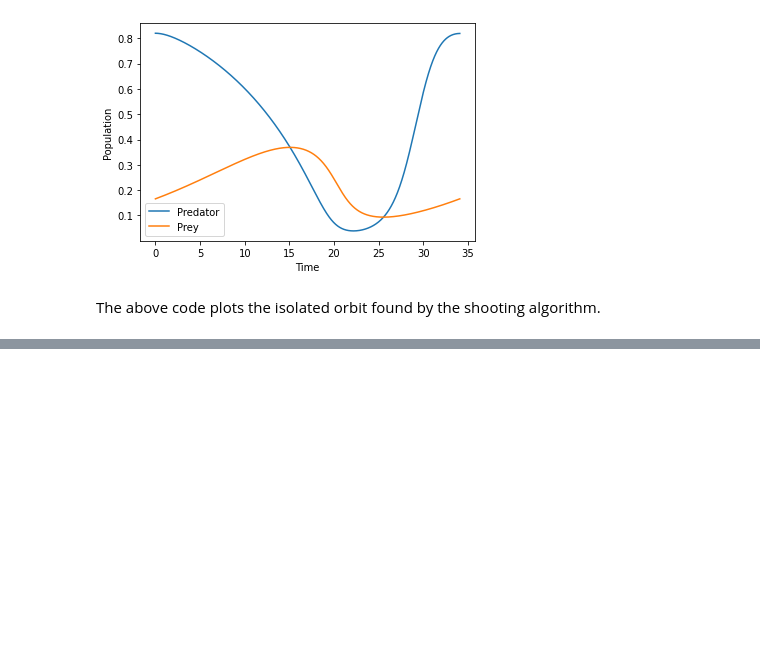
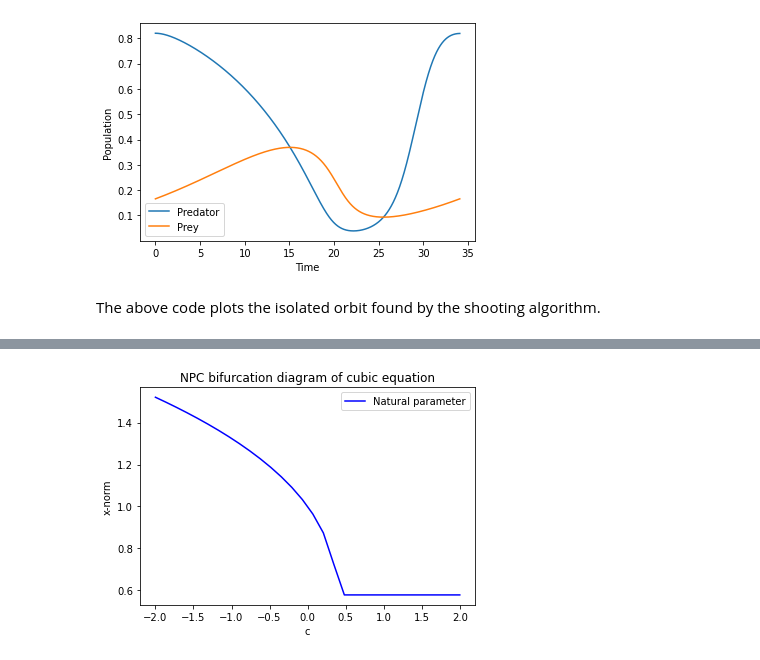
Before and after one commit to joesouber/EMAT30008, a Jupyter notebook: report.ipynb, the cells around one changed output, grey strips where cells are left out. Saved outputs shown, nothing was run; the diff lists cells and outputs as text; code cells hidden in the pictures; blank space fills up the shorter version.

```diff
--- a/report.ipynb
+++ b/report.ipynb
@@ -169,20 +169,4 @@ where a = 1, d = 0.1 and b = [0.1,0.5]
 
 Below, the equations are plotted using a homemade plotting function. They first plot shows the differential equations for b<0.26. The second for b>0.26.
 # %%
-from shooting_plot import pred_prey_plot
-
-def pred_prey_eq(X, pars):
-
-    x = X[0]
-    y = X[1]
-    a, b, d = pars[0], pars[1], pars[2]
-    dxdt = x * (1 - x) - (a * x * y) / (d + x)
-    dydt = b * y * (1 - (y / x))
-    return np.array([dxdt, dydt])
-
-a = 1
-d= 0.1
-bs = [0.1,0.5]
-
-pred_prey_plot(a,d,bs)
 # %% [output]
@@ -220,0 +221,22 @@ The above code plots the isolated orbit found by the shooting algorithm.
+# %%
+from numerical_continuation import npc
+
+def cubic(x, pars):
+    """
+    This function defines a cubic equation
+    :param x: Value of x
+    :param pars: Defines the additional parameter c
+    :return: returns the value of the cubic equation at x
+    """
+    c = pars[0]
+    return x ** 3 - x + c
+
+u0_guess_cubic = np.array([1])
+np_par_list, np_sol_list = npc(cubic, u0_guess_cubic, [-2], 2, lambda x: x, fsolve,pc='none')
+# Plot a graph of c against the norm of x (only one value in x so it is already the norm)
+plt.plot(np_par_list, np_sol_list, 'b-', label='Natural parameter')
+
+plt.title('NPC bifurcation diagram of cubic equation')
+plt.xlabel('c'), plt.ylabel('x-norm'), plt.legend()
+plt.show()
+# %% [output]
@@ -220,0 +244 @@ The above code plots the isolated orbit found by the shooting algorithm.
+[figure, added]
```
Also changed, not shown: parts of 9 cells of this notebook.
